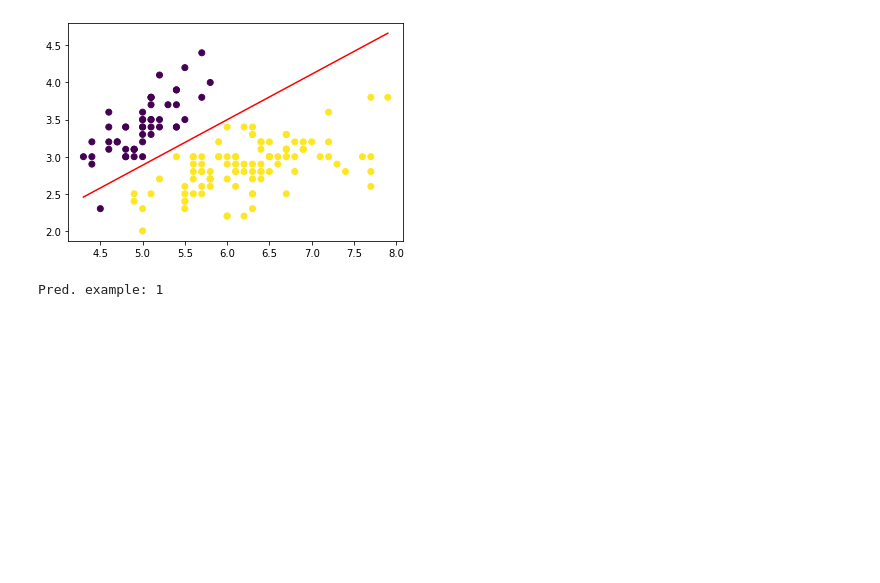
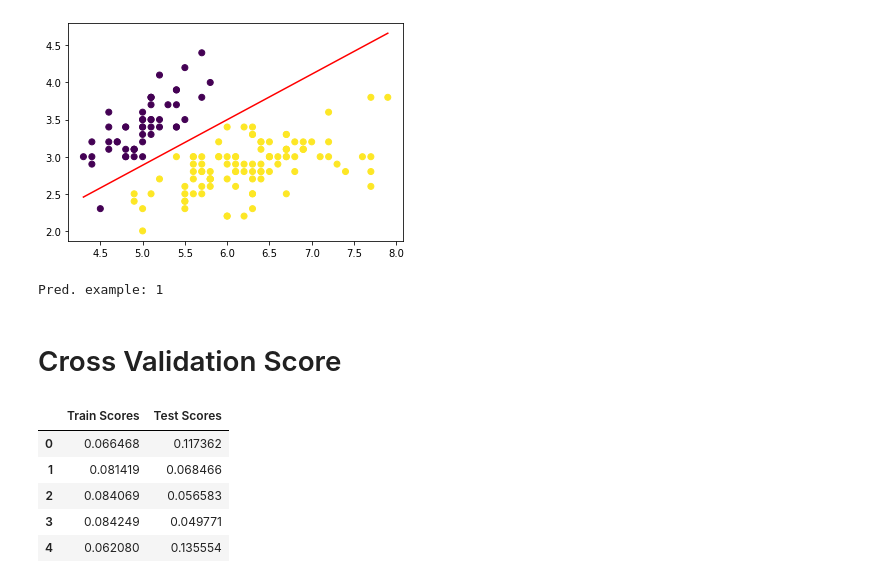
Before and after one commit to mpereira19/Si, a Jupyter notebook: scripts/eval2.ipynb, the cells around one changed output. Saved outputs shown, nothing was run; the diff lists cells and outputs as text; code cells hidden in the pictures; blank space fills up the shorter version.

```diff
--- a/scripts/eval2.ipynb
+++ b/scripts/eval2.ipynb
@@ -161,3 +161,18 @@ ex = np.array([5.5, 2])
 print("Pred. example:", logreg.predict(ex))
 # %% [output]
 Pred. example: 1
+# %% [markdown]
+# Cross Validation Score
+# %%
+from si.util import CrossValidationScore, GridSearchCV
+logreg = LogisticRegression(epochs=1000)
+cv = CrossValidationScore(logreg, dataset, cv=5)
+cv.run()
+cv.toDataframe()
+# %% [output]
+|  | Train Scores | Test Scores |
+| 0 | 0.066468 | 0.117362 |
+| 1 | 0.081419 | 0.068466 |
+| 2 | 0.084069 | 0.056583 |
+| 3 | 0.084249 | 0.049771 |
+| 4 | 0.062080 | 0.135554 |
```
Also changed, not shown: parts of 3 cells of this notebook, 4 other files.
